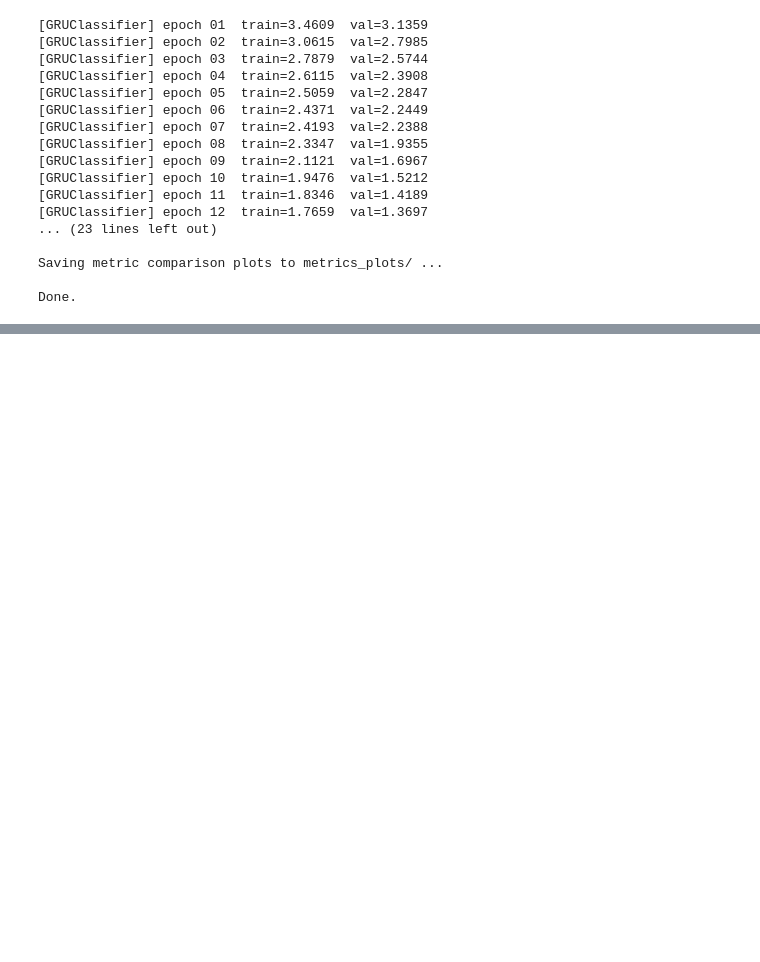
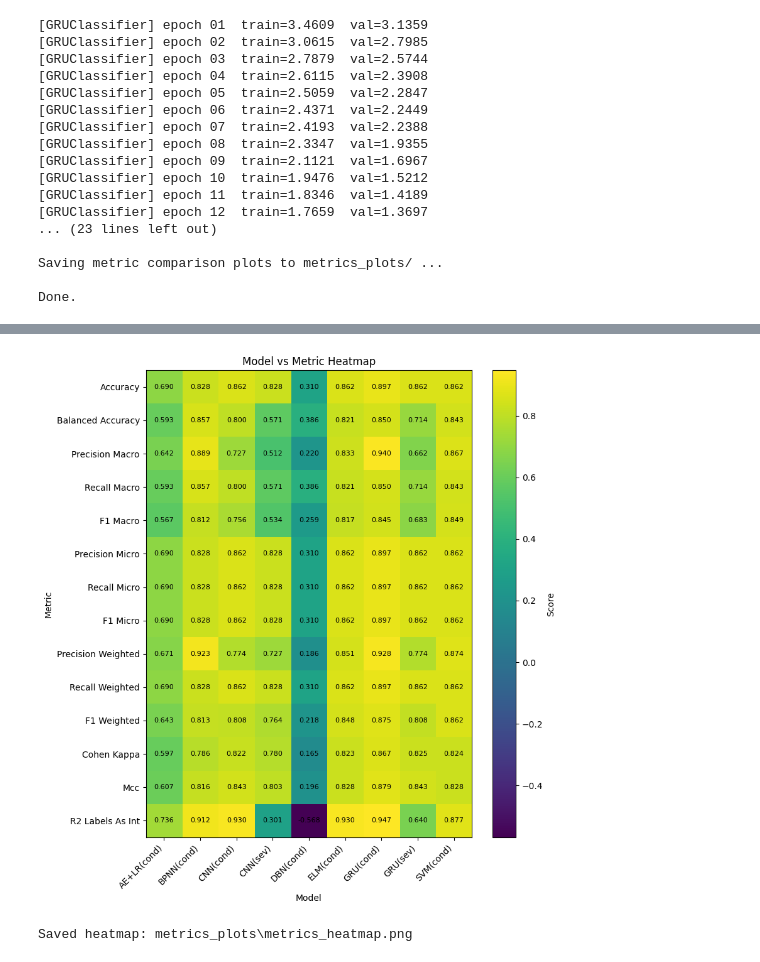
Before and after one commit to SahishnuG/rotating-machine-fault-diagnosis, a Jupyter notebook: compare_models.ipynb, the cells around one changed output, grey strips where cells are left out. Cells and saved outputs as stored; diff of their text form; code cells hidden in the pictures; blank space fills up the shorter version.

```diff
--- a/compare_models.ipynb
+++ b/compare_models.ipynb
@@ -807,3 +807,78 @@ print(f"Saved metrics histograms grid: {histograms_grid_path}")
 Saved confusion matrix grid: metrics_plots\confusions_grid.png
 [figure]
 Saved metrics histograms grid: metrics_plots\histograms_grid.png
+# %%
+# This cell generates:
+# 1) A heatmap of model vs. metric from `metric_table`
+# 2) A Radar (Spider) chart comparing models (per-metric min–max normalized)
+#
+# Assumptions:
+# - `metric_table` exists: Dict[str, Dict[str, float]] mapping metric -> {model_label -> value}
+# - We avoid seaborn and use matplotlib only (as required).
+# - The radar chart normalizes each metric across models to [0,1] so mixed-scale metrics are comparable.
+#
+# Outputs are saved into /mnt/data/metrics_plots and displayed inline.
+
+import os
+import math
+import numpy as np
+import matplotlib.pyplot as plt
+
+# --- Setup ---
+base_dir = "metrics_plots"
+os.makedirs(base_dir, exist_ok=True)
+
+# ---- Convert metric_table to arrays ----
+# Preserve a deterministic ordering
+metrics = list(metric_table.keys())
+# Build a canonical model order across all metrics
+model_names = sorted({m for metric in metrics for m in metric_table[metric].keys()})
+
+# Fill matrix (metrics x models), using NaN if a (metric, model) is missing
+data = np.full((len(metrics), len(model_names)), np.nan, dtype=float)
+for i, metric in enumerate(metrics):
+    for j, model in enumerate(model_names):
+        val = metric_table[metric].get(model, np.nan)
+        data[i, j] = float(val) if val is not None else np.nan
+
+# ---- 1) HEATMAP (Model vs Metric) ----
+fig_hm = plt.figure(figsize=(max(6, 0.6*len(model_names)+3), max(5, 0.5*len(metrics)+2)))
+ax_hm = fig_hm.add_subplot(111)
+
+# Replace NaNs for colormap range computation (keep NaNs for mask/annotation clarity)
+finite_vals = data[np.isfinite(data)]
+if finite_vals.size == 0:
+    vmin, vmax = 0.0, 1.0
+else:
+    vmin, vmax = float(np.nanmin(data)), float(np.nanmax(data))
+
+im = ax_hm.imshow(data, aspect="auto", vmin=vmin, vmax=vmax)
+ax_hm.set_xticks(np.arange(len(model_names)))
+ax_hm.set_yticks(np.arange(len(metrics)))
+ax_hm.set_xticklabels(model_names, rotation=45, ha="right")
+ax_hm.set_yticklabels([m.replace("_", " ").title() for m in metrics])
+ax_hm.set_xlabel("Model")
+ax_hm.set_ylabel("Metric")
+ax_hm.set_title("Model vs Metric Heatmap")
+
+# Annotate cells
+for i in range(data.shape[0]):
+    for j in range(data.shape[1]):
+        val = data[i, j]
+        if np.isfinite(val):
+            txt = f"{val:.3f}"
+        else:
+            txt = "—"
+        ax_hm.text(j, i, txt, ha="center", va="center", fontsize=8)
+
+cbar = fig_hm.colorbar(im)
+cbar.set_label("Score")
+
+heatmap_path = os.path.join(base_dir, "metrics_heatmap.png")
+fig_hm.tight_layout()
+fig_hm.savefig(heatmap_path, dpi=150, bbox_inches="tight")
+plt.show()
+print(f"Saved heatmap: {heatmap_path}")
+# %% [output]
+[figure, added]
+Saved heatmap: metrics_plots\metrics_heatmap.png
```
Also changed, not shown: parts of 1 cell of this notebook, 11 other files.
